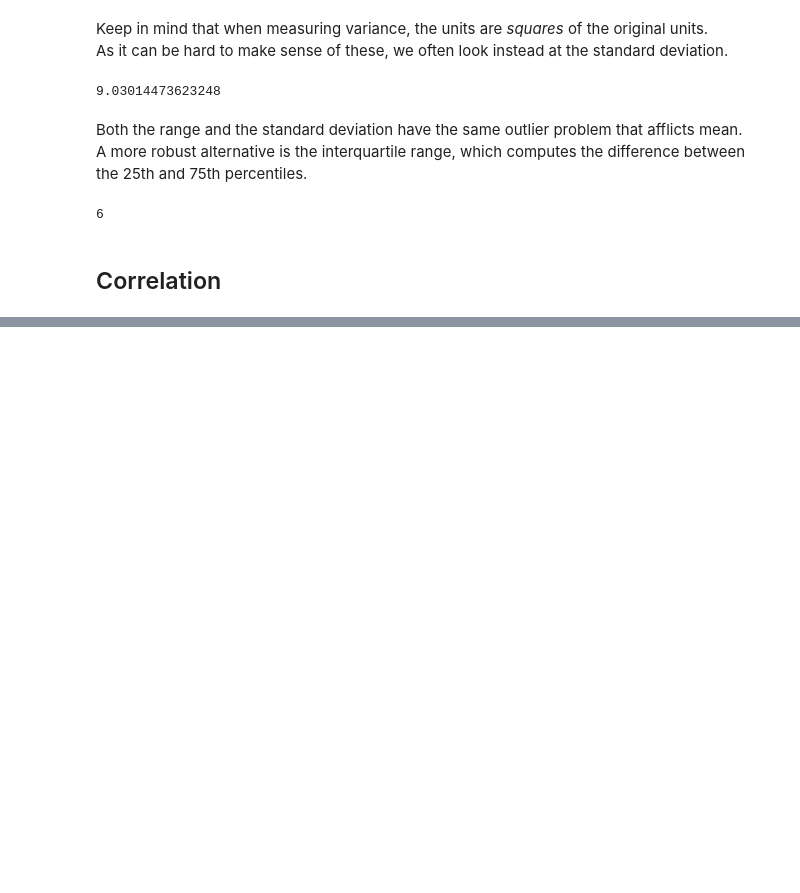
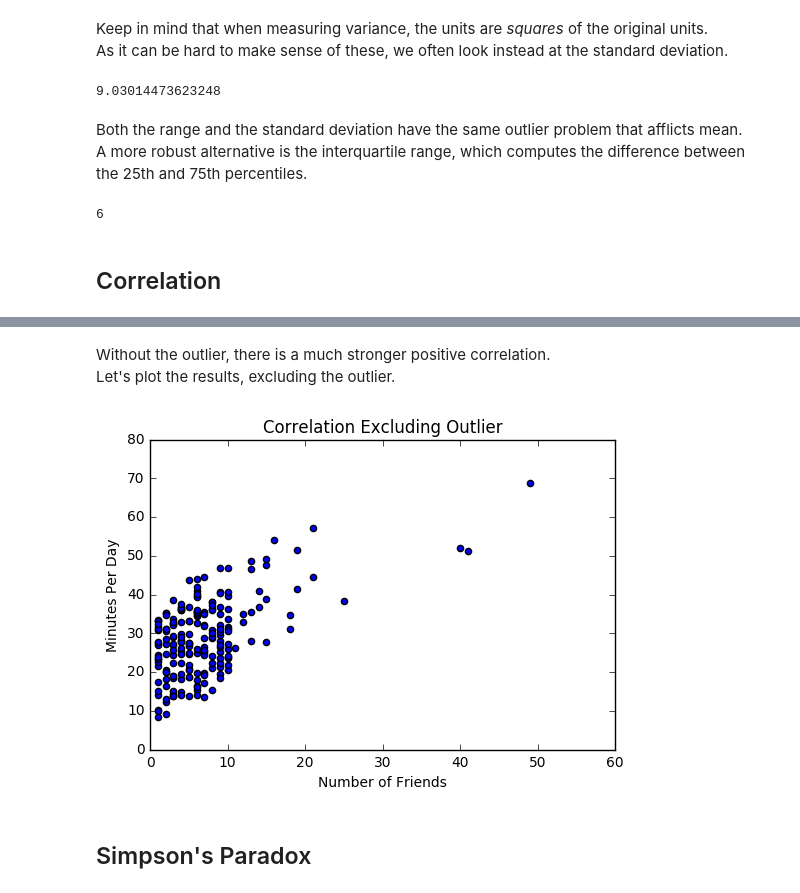
Before and after one commit to bgroveben/DataScienceFromScratch, a Jupyter notebook: 5_Chapter_Statistics.ipynb, the cells around one changed output, grey strips where cells are left out. Saved outputs shown, nothing was run; the diff lists cells and outputs as text; code cells hidden in the pictures; blank space fills up the shorter version.

```diff
--- a/5_Chapter_Statistics.ipynb
+++ b/5_Chapter_Statistics.ipynb
@@ -198,0 +278,14 @@ interquartile_range(num_friends)
+# %% [markdown]
+Without the outlier, there is a much stronger positive correlation.
+Let's plot the results, excluding the outlier.
+# %%
+plt.scatter(num_friends_good, daily_minutes_good)
+plt.axis([0, 60, 0, 80])
+plt.title("Correlation Excluding Outlier")
+plt.xlabel("Number of Friends")
+plt.ylabel("Minutes Per Day")
+plt.show()
+# %% [output]
+[figure, added]
+# %% [markdown]
+## Simpson's Paradox
```
Also changed, not shown: parts of 11 cells of this notebook, 1 other file.
